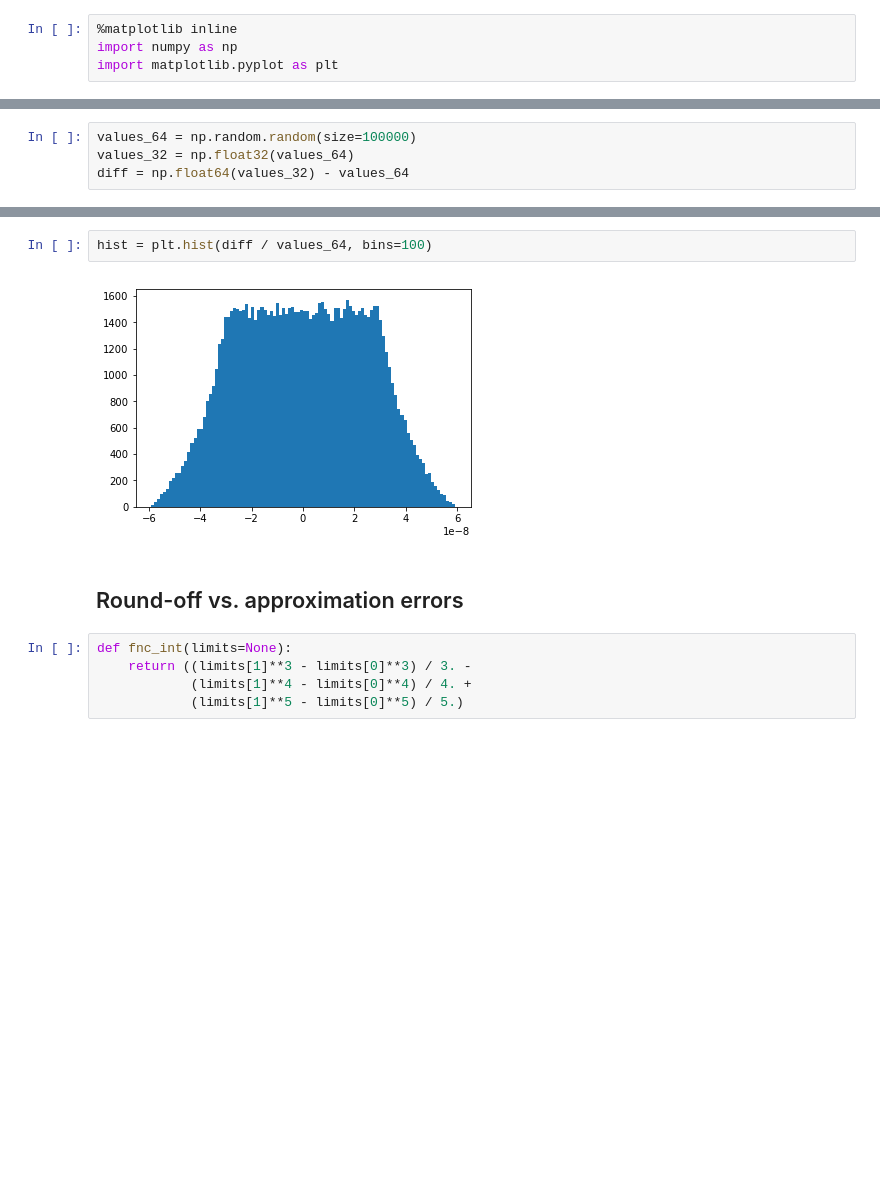
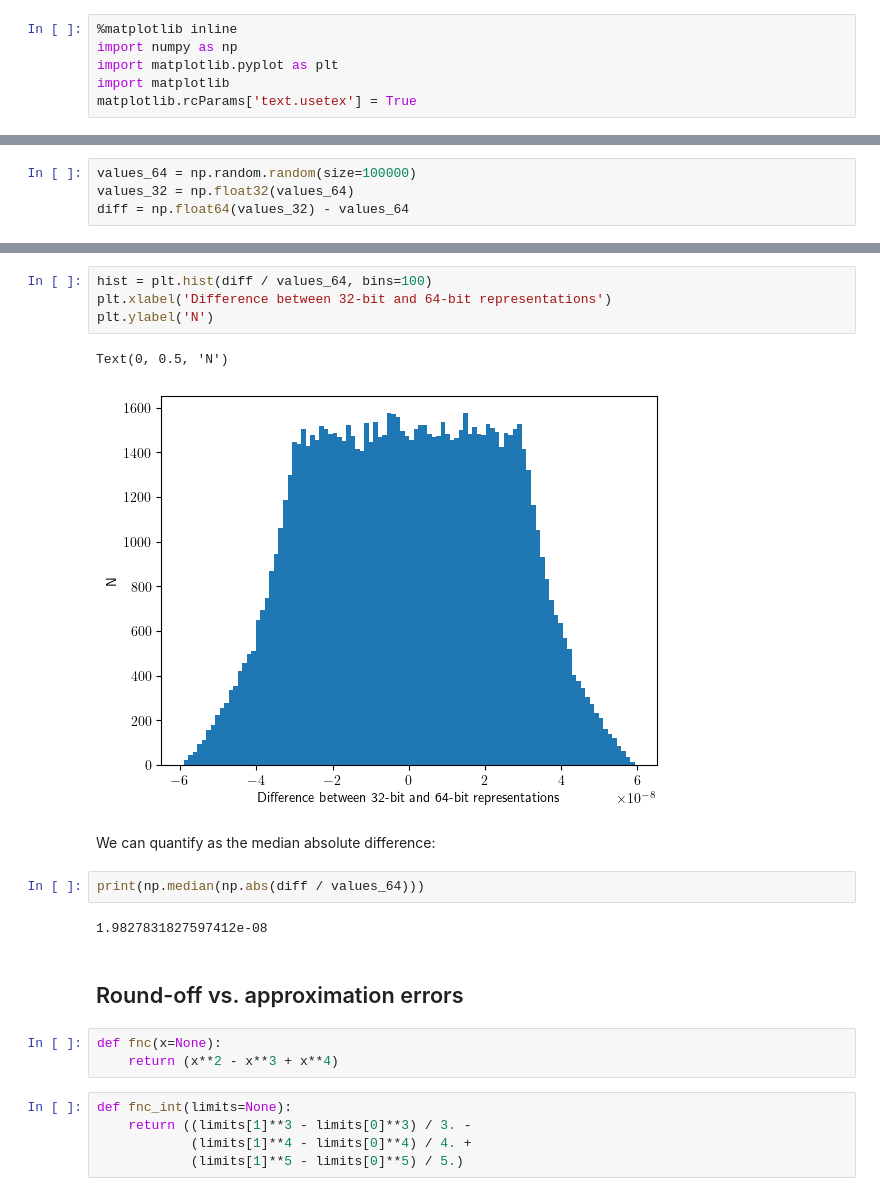
Before and after one commit to blanton144/computational-ugrad, a Jupyter notebook: docs/notebooks/numerics.ipynb, the cells around one changed output, grey strips where cells are left out. Cells and saved outputs as stored; diff of their text form; blank space fills up the shorter version.

```diff
--- a/docs/notebooks/numerics.ipynb
+++ b/docs/notebooks/numerics.ipynb
@@ -2,6 +2,8 @@
 %matplotlib inline
 import numpy as np
 import matplotlib.pyplot as plt
+import matplotlib
+matplotlib.rcParams['text.usetex'] = True
 # %% [markdown]
 ## Bugs
 # %% [markdown]
@@ -38,9 +45,21 @@ plt.plot(values_64, diff, ',')
 # %%
 hist = plt.hist(diff / values_64, bins=100)
+plt.xlabel('Difference between 32-bit and 64-bit representations')
+plt.ylabel('N')
 # %% [output]
+Text(0, 0.5, 'N')
-[figure, old version]
+[figure, new version]
+# %% [markdown]
+We can quantify as the median absolute difference:
+# %%
+print(np.median(np.abs(diff / values_64)))
+# %% [output]
+1.9827831827597412e-08
 # %% [markdown]
 ## Round-off vs. approximation errors
+# %%
+def fnc(x=None):
+    return (x**2 - x**3 + x**4)
 # %%
 def fnc_int(limits=None):
     return ((limits[1]**3 - limits[0]**3) / 3. -
```
Also changed, not shown: parts of 12 cells of this notebook, 8 other files.
